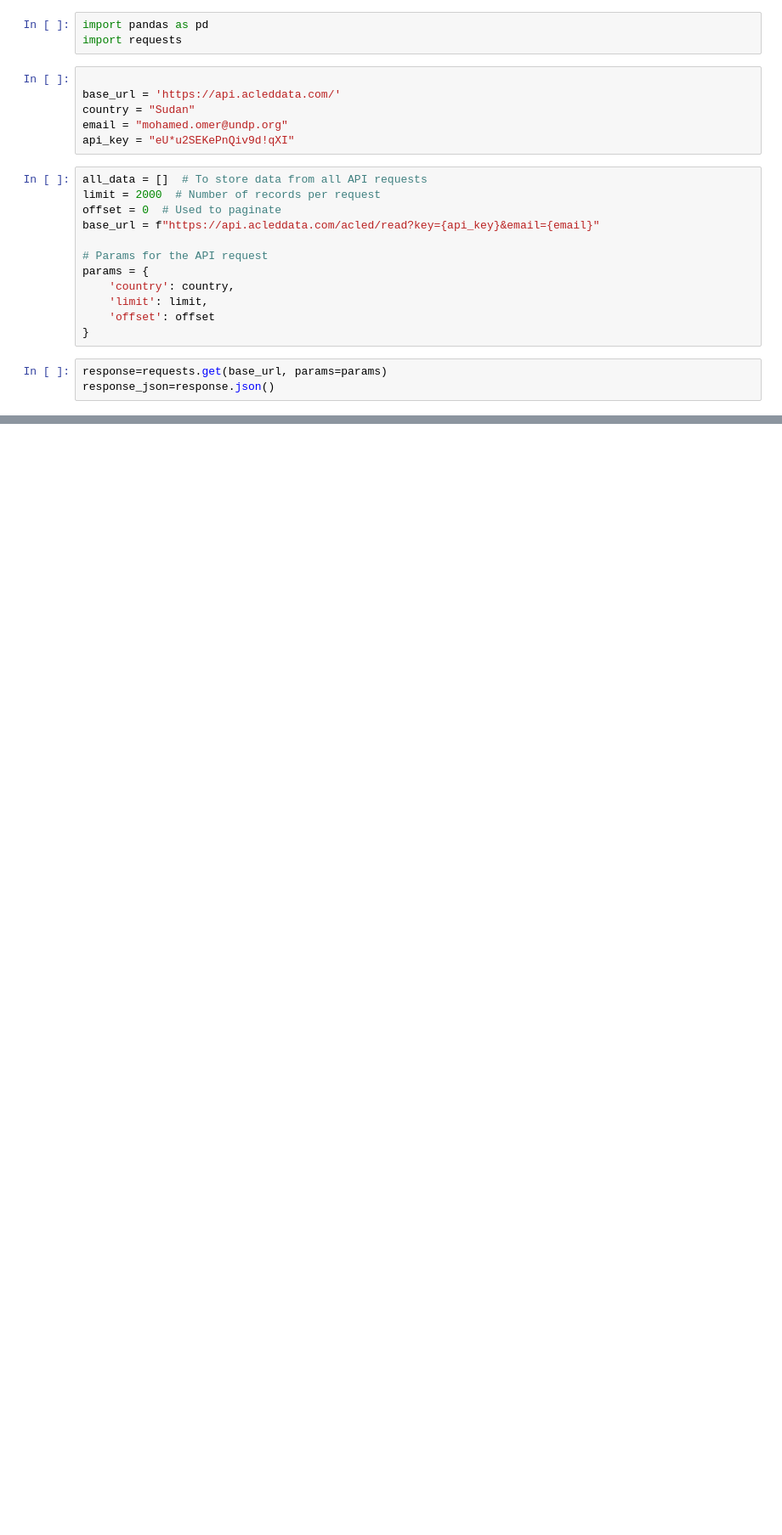
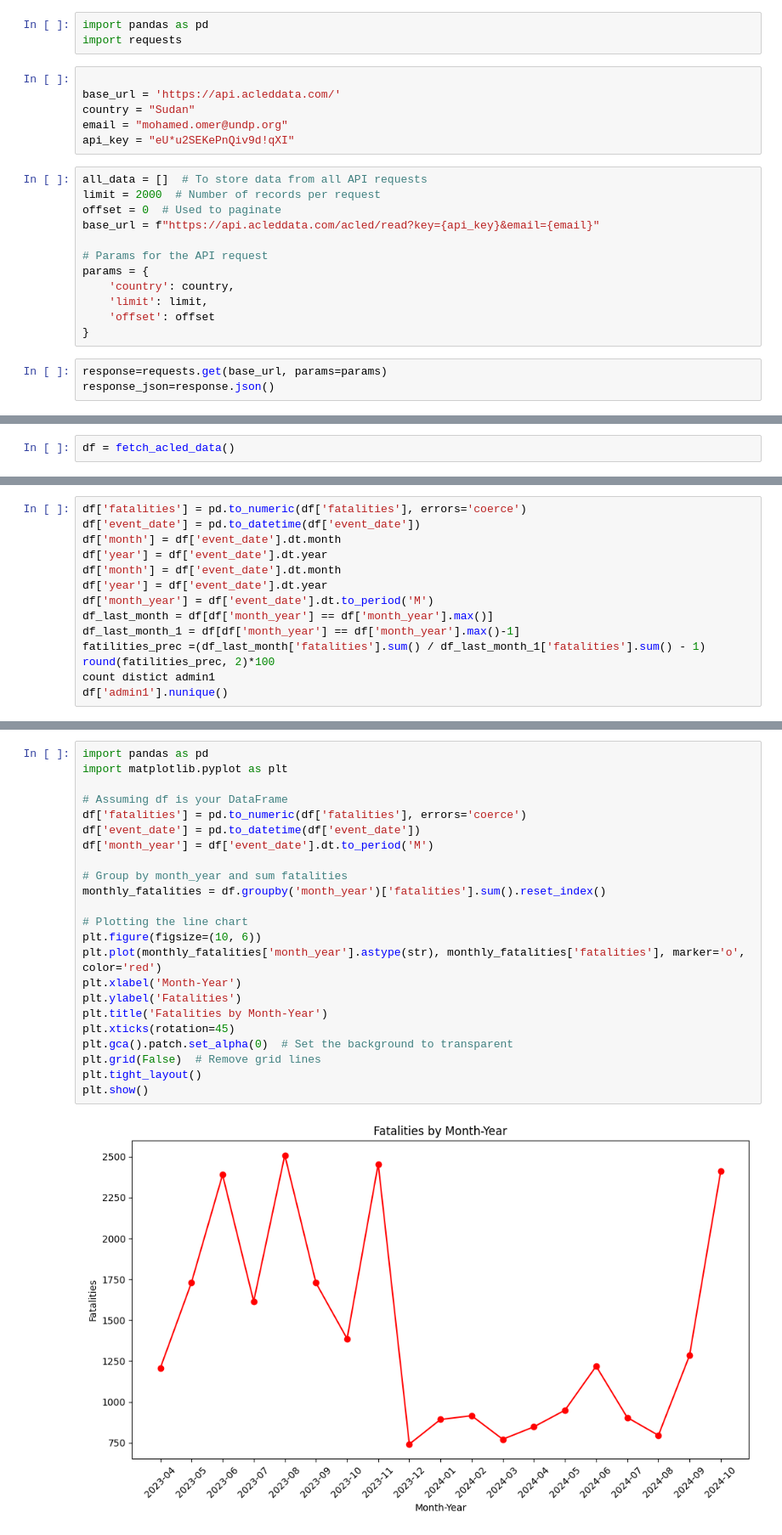
Before and after one commit to Elmahi92/Streamlit-Apps, a Jupyter notebook: ACLED DA/ACLED.ipynb, the cells around one changed output, grey strips where cells are left out. Shown at 85% size. Drawn from its saved outputs; the diff is of its cells as text; blank space fills up the shorter version.

Commit message:
Updated Streamlit app to include fatalities line chart and background customization

```diff
--- a/ACLED DA/ACLED.ipynb
+++ b/ACLED DA/ACLED.ipynb
@@ -166,0 +167,2 @@ print(df)
+# %%
+df = fetch_acled_data()
@@ -166,0 +187,14 @@ print(df)
+# %%
+df['fatalities'] = pd.to_numeric(df['fatalities'], errors='coerce')
+df['event_date'] = pd.to_datetime(df['event_date'])
+df['month'] = df['event_date'].dt.month
+df['year'] = df['event_date'].dt.year
+df['month'] = df['event_date'].dt.month
+df['year'] = df['event_date'].dt.year
+df['month_year'] = df['event_date'].dt.to_period('M')
+df_last_month = df[df['month_year'] == df['month_year'].max()]
+df_last_month_1 = df[df['month_year'] == df['month_year'].max()-1]
+fatilities_prec =(df_last_month['fatalities'].sum() / df_last_month_1['fatalities'].sum() - 1)
+round(fatilities_prec, 2)*100
+count distict admin1
+df['admin1'].nunique()
@@ -166,0 +203,25 @@ print(df)
+# %%
+import pandas as pd
+import matplotlib.pyplot as plt
+
+# Assuming df is your DataFrame
+df['fatalities'] = pd.to_numeric(df['fatalities'], errors='coerce')
+df['event_date'] = pd.to_datetime(df['event_date'])
+df['month_year'] = df['event_date'].dt.to_period('M')
+
+# Group by month_year and sum fatalities
+monthly_fatalities = df.groupby('month_year')['fatalities'].sum().reset_index()
+
+# Plotting the line chart
+plt.figure(figsize=(10, 6))
+plt.plot(monthly_fatalities['month_year'].astype(str), monthly_fatalities['fatalities'], marker='o', color='red')
+plt.xlabel('Month-Year')
+plt.ylabel('Fatalities')
+plt.title('Fatalities by Month-Year')
+plt.xticks(rotation=45)
+plt.gca().patch.set_alpha(0)  # Set the background to transparent
+plt.grid(False)  # Remove grid lines
+plt.tight_layout()
+plt.show()
+# %% [output]
+[figure, added]
```
Also changed, not shown: parts of 5 cells of this notebook, 2 other files.
